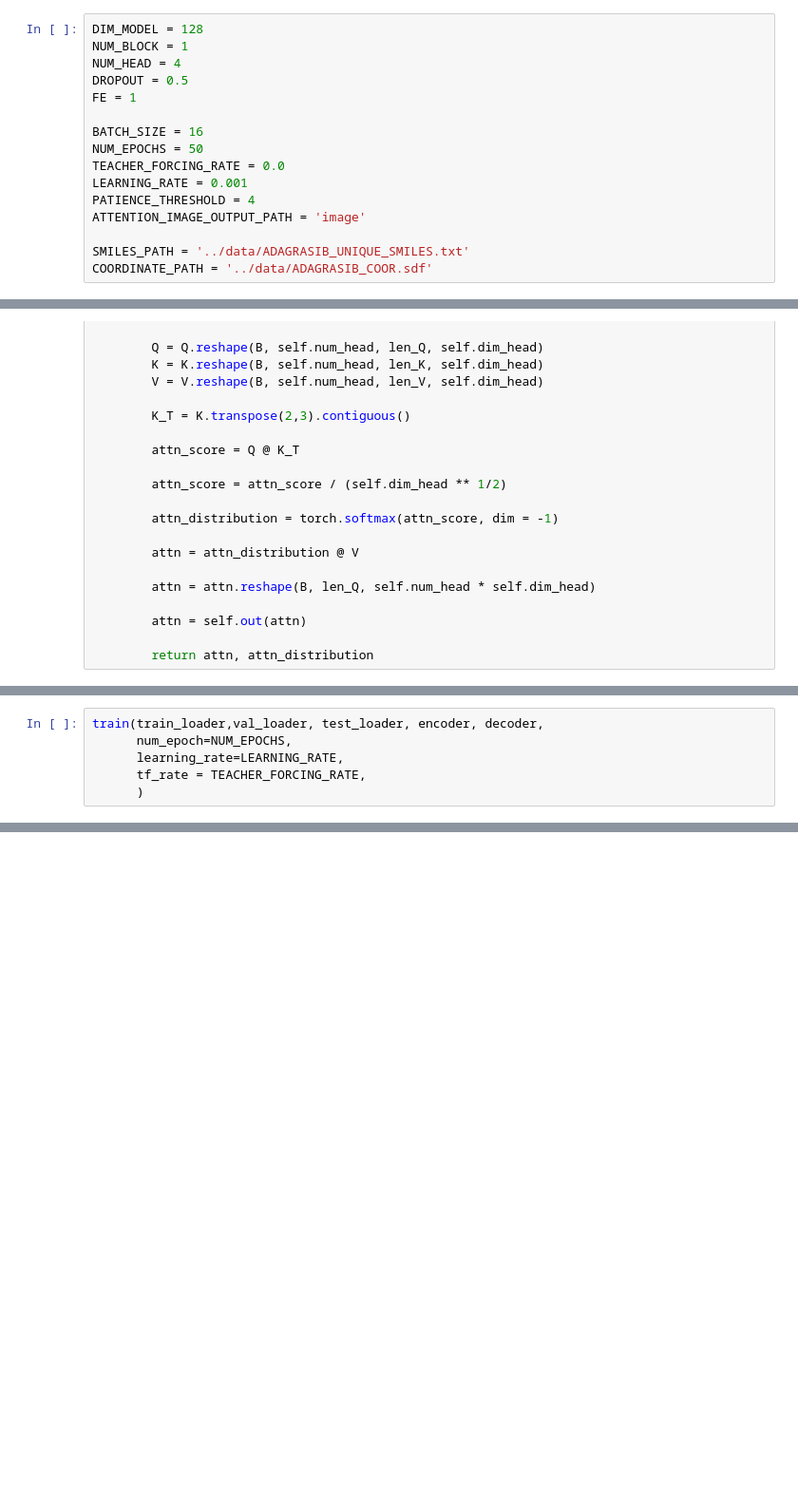
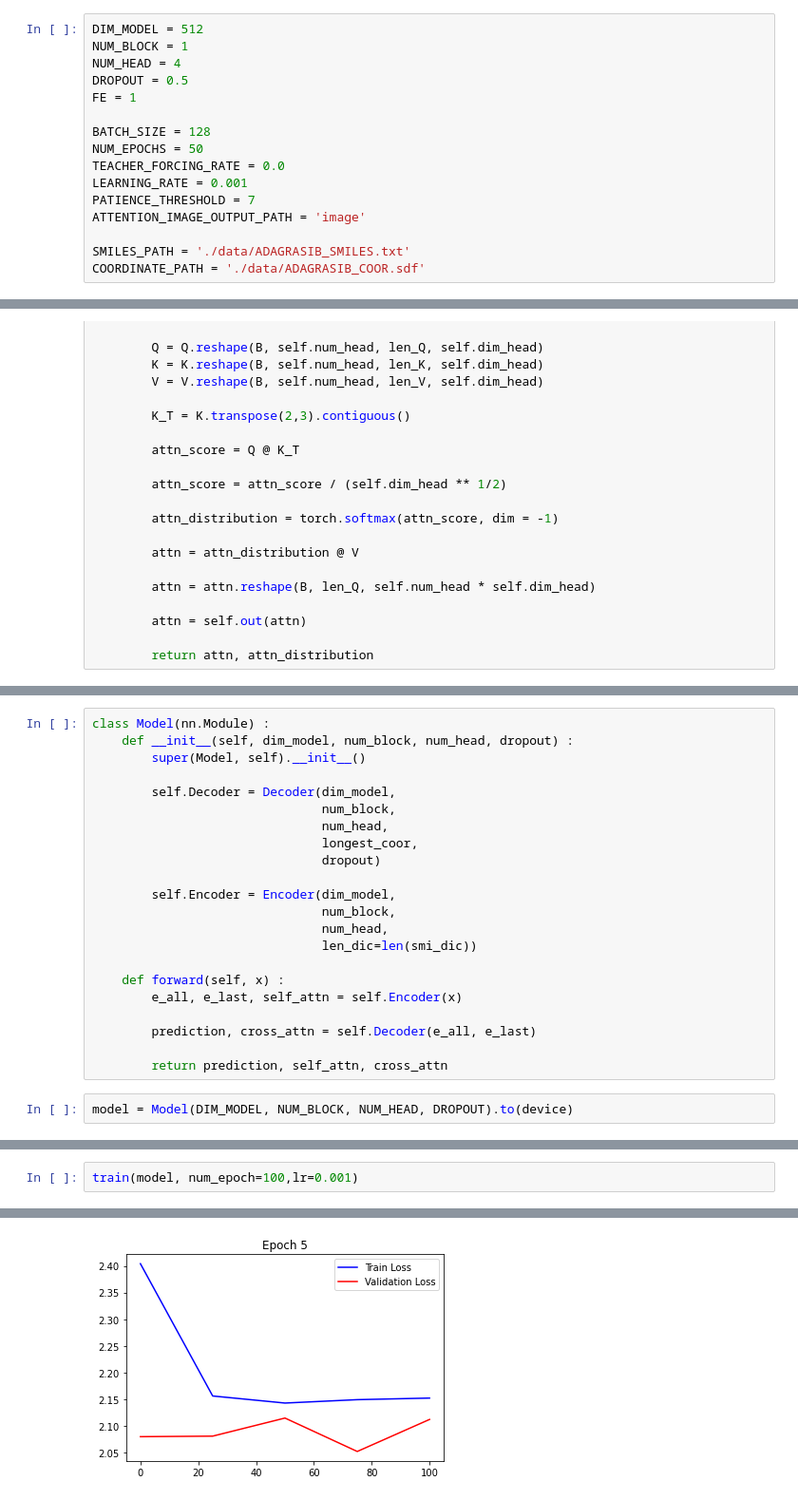
Before and after one commit to nnhoangtrieu/drug-discovery, a Jupyter notebook: smi2coor/model.ipynb, the cells around one changed output, grey strips where cells are left out. Shown at 95% size. Saved outputs shown, nothing was run; the diff lists cells and outputs as text; blank space fills up the shorter version.

Commit message:
combine encoder decoder

```diff
--- a/smi2coor/model.ipynb
+++ b/smi2coor/model.ipynb
@@ -9,19 +119,19 @@
 # %%
-DIM_MODEL = 128
+DIM_MODEL = 512
 NUM_BLOCK = 1
 NUM_HEAD = 4
 DROPOUT = 0.5
 FE = 1
 
-BATCH_SIZE = 16
+BATCH_SIZE = 128
 NUM_EPOCHS = 50
 TEACHER_FORCING_RATE = 0.0
 LEARNING_RATE = 0.001
-PATIENCE_THRESHOLD = 4
+PATIENCE_THRESHOLD = 7
 ATTENTION_IMAGE_OUTPUT_PATH = 'image'
 
-SMILES_PATH = '../data/ADAGRASIB_UNIQUE_SMILES.txt'
-COORDINATE_PATH = '../data/ADAGRASIB_COOR.sdf'
+SMILES_PATH = './data/ADAGRASIB_SMILES.txt'
+COORDINATE_PATH = './data/ADAGRASIB_COOR.sdf'
 # %%
 import rdkit
 import pandas as pd
@@ -611,6 +579,0 @@ decoder = Decoder(dim_model=DIM_MODEL,
-# %%
-train(train_loader,val_loader, test_loader, encoder, decoder,
-      num_epoch=NUM_EPOCHS,
-      learning_rate=LEARNING_RATE,
-      tf_rate = TEACHER_FORCING_RATE,
-      )
@@ -618,0 +580,24 @@ KeyboardInterrupt:
+# %%
+class Model(nn.Module) :
+    def __init__(self, dim_model, num_block, num_head, dropout) :
+        super(Model, self).__init__()
+
+        self.Decoder = Decoder(dim_model,
+                               num_block,
+                               num_head,
+                               longest_coor,
+                               dropout)
+
+        self.Encoder = Encoder(dim_model,
+                               num_block,
+                               num_head,
+                               len_dic=len(smi_dic))
+
+    def forward(self, x) :
+        e_all, e_last, self_attn = self.Encoder(x)
+
+        prediction, cross_attn = self.Decoder(e_all, e_last)
+
+        return prediction, self_attn, cross_attn
+# %%
+model = Model(DIM_MODEL, NUM_BLOCK, NUM_HEAD, DROPOUT).to(device)
@@ -618,0 +666,3 @@ KeyboardInterrupt:
+# %%
+train(model, num_epoch=100,lr=0.001)
+# %% [output]
@@ -618,0 +674 @@ KeyboardInterrupt:
+[figure, added]
```
Also changed, not shown: parts of 13 cells of this notebook.
